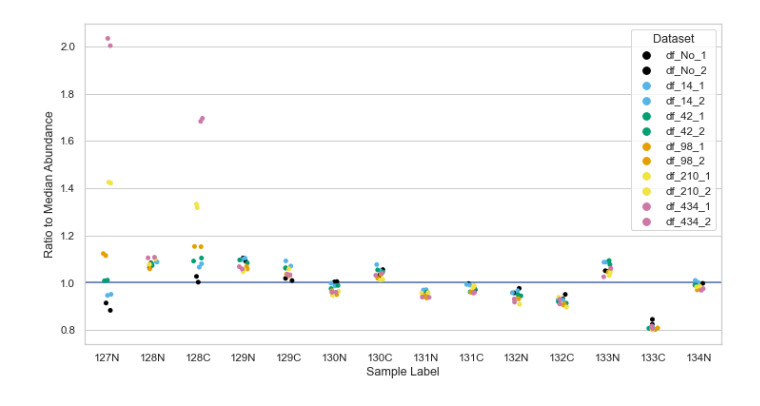
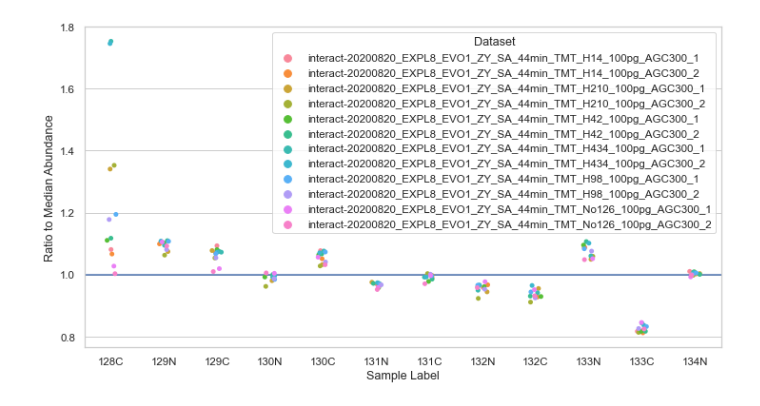
Before and after one commit to PayneLab/TMT_QC, a Jupyter notebook: Variance from Median.ipynb, the cells around one changed output. Drawn from its saved outputs; the diff is of its cells as text; code cells hidden in the pictures.

```diff
--- a/Variance from Median.ipynb
+++ b/Variance from Median.ipynb
@@ -125,34 +108,37 @@ to_graph_df
 # %%
+to_graph_df = pd.melt(variance_df, value_vars=["128C","129C","129N","130C","130N","131C","131N","132N","132C","133N","133C","134N"], ignore_index=False)
+to_graph_df["Dataset"] = to_graph_df.index
+to_graph_df
+
 plt.figure(figsize=(12, 6.2025)) # Original: (16, 8.27)
 # true_colors = ["#E1DCEE", "#9DE4AA", "#CADBF1", "#E8CBD9"]
 # sns.set_palette(sns.color_palette(colors))
 
+# TODO: Make a spreadsheet with color matches for all datasets
+
+# PXD027742
+# color_match = {"df_No_1": "#000000", "df_No_2": "#000000", "df_14_1": "#56B4E9", "df_14_2": "#56B4E9",
+#                "df_42_1": "#009E73", "df_42_2": "#009E73", "df_98_1": "#E69F00", "df_98_2": "#E69F00",
+#                "df_210_1": "#F0E442", "df_210_2": "#F0E442", "df_434_1": "#CC79A7", "df_434_2": "#CC79A7"}
 
 
-color_match = {"df_No_1": "#000000", "df_No_2": "#000000", "df_14_1": "#56B4E9", "df_14_2": "#56B4E9",
-               "df_42_1": "#009E73", "df_42_2": "#009E73", "df_98_1": "#E69F00", "df_98_2": "#E69F00",
-               "df_210_1": "#F0E442", "df_210_2": "#F0E442", "df_434_1": "#CC79A7", "df_434_2": "#CC79A7"}
+# color_match = {"df_100": "#000000", "df_200": "#56B4E9", "df_300": "#009E73", "df_400": "#E69F00",
+#                "df_600": "#F0E442", "df_800": "#CC79A7"}
 
 sns.set(font_scale=1.05)
 sns.set_style("whitegrid")
 
-# boxplot = sns.boxplot(data=psm_df, x="variable", y="value", palette = color_match,
-#                       order=["126","127N","127C","128N","128C","129N","129C","130N",
-#                              "130C","131N","131C","132N","132C","133N","133C","134N"])
-
-
-boxplot = sns.stripplot(data=to_graph_df, x="variable", y="value", jitter=True, hue="Dataset", palette = color_match,
-                     order=["127N","128N","128C","129N","129C","130N",
-                            "130C","131N","131C","132N","132C","133N","133C","134N"])
+boxplot = sns.stripplot(data=to_graph_df, x="variable", y="value", jitter=True, hue="Dataset",
+                     order=["128C","129N","129C","130N","130C","131N","131C","132N","132C","133N","133C","134N"]) #, palette = color_match,)
 
 plt.axhline(y=1)
 
 boxplot.set(xlabel="Sample Label", ylabel="Ratio to Median Abundance") # Change y label
 
 # plt.legend(labels=['legendEntry1', 'legendEntry2', 'legendEntry3', 'legendEntry4', 'legendEntry5', '6', '7', '8'])
 # sns.move_legend(boxplot, "center left")
 
-plt.savefig('variance_from_median.png', dpi=400)
+plt.savefig(dataset_id + "/" + dataset_id + "_median_figure.png", dpi=400)
 plt.show()
 # %% [output]
-[figure, old version]
+[figure, new version]
```
Also changed, not shown: parts of 3 cells of this notebook, 42 other files.
